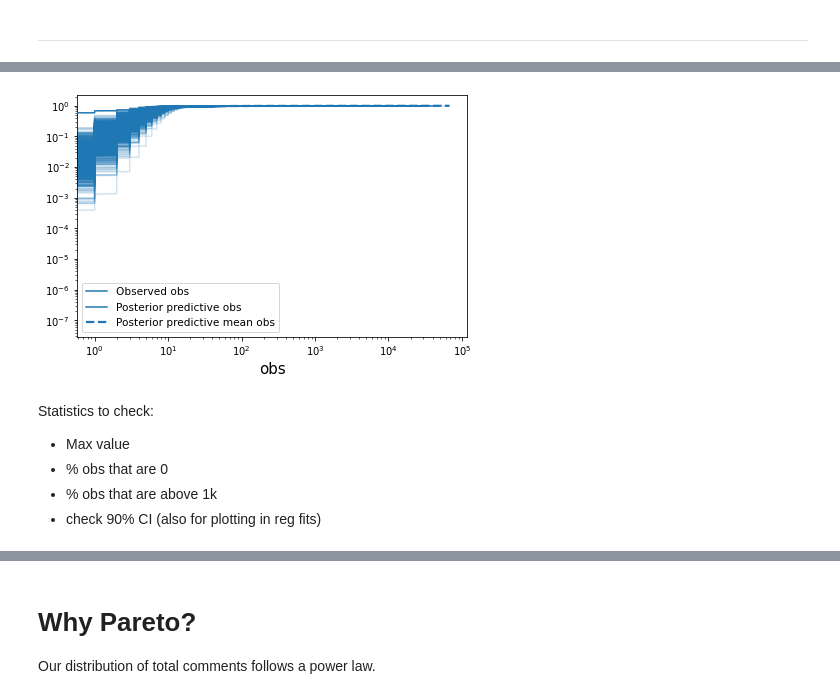
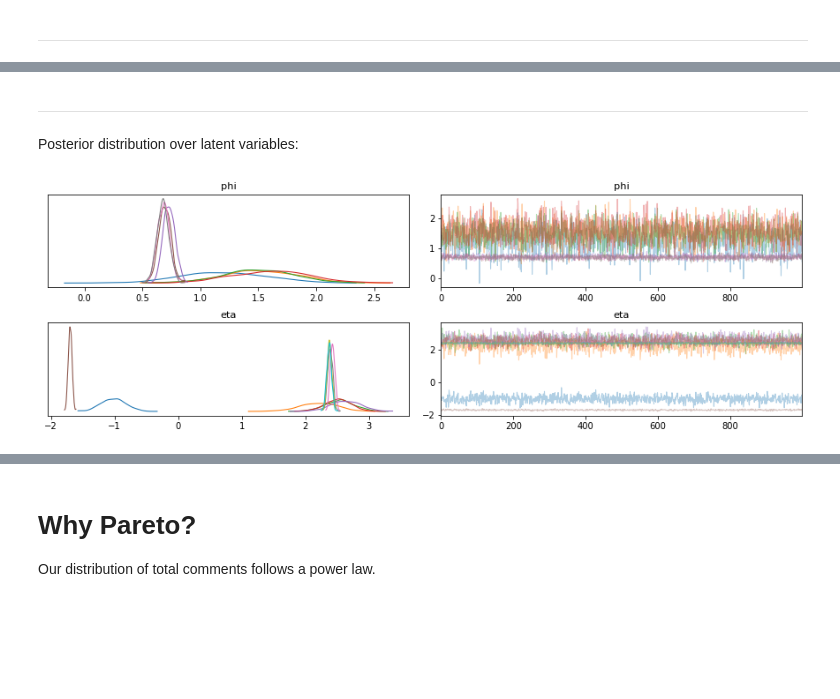
Before and after one commit to ageil/Probabilistic-Programming, a Jupyter notebook: model/TypeLevelModel.ipynb, the cells around one changed output, grey strips where cells are left out. Cells and saved outputs as stored; diff of their text form; code cells hidden in the pictures; blank space fills up the shorter version.

```diff
--- a/model/TypeLevelModel.ipynb
+++ b/model/TypeLevelModel.ipynb
@@ -584,22 +494,15 @@ svi_az = az.convert_to_inference_data({'obs': svi_samples['obs']}, group='poster
 svi_az.add_groups({'posterior': {'phi': svi_samples['phi'], 'eta': svi_samples['eta']}})
 # %%
 svi_az.add_groups({'observed_data': {'obs': y_train.reshape(1,1,-1)}})
-# %%
-az.plot_ppc(svi_az, kind='cumulative')
-plt.xscale('log')
-plt.yscale('log')
-#plt.xlim(0, 400)
-#plt.ylim(0, 0.05)
-plt.set_cmap('jet')
-plt.show()
-# %% [output]
-[figure, removed]
-# %% [markdown]
-Statistics to check:
-- Max value
-- % obs that are 0
-- % obs that are above 1k
-- check 90% CI (also for plotting in reg fits)
+# %% [markdown]
+---
+# %% [markdown]
+Posterior distribution over latent variables:
+# %%
+az.plot_trace(svi_az, compact=True)
+plt.show()
+# %% [output]
+[figure, added]
 # %%
 az.plot_posterior(svi_az)
 plt.show()
```
Also changed, not shown: parts of 30 cells of this notebook.
